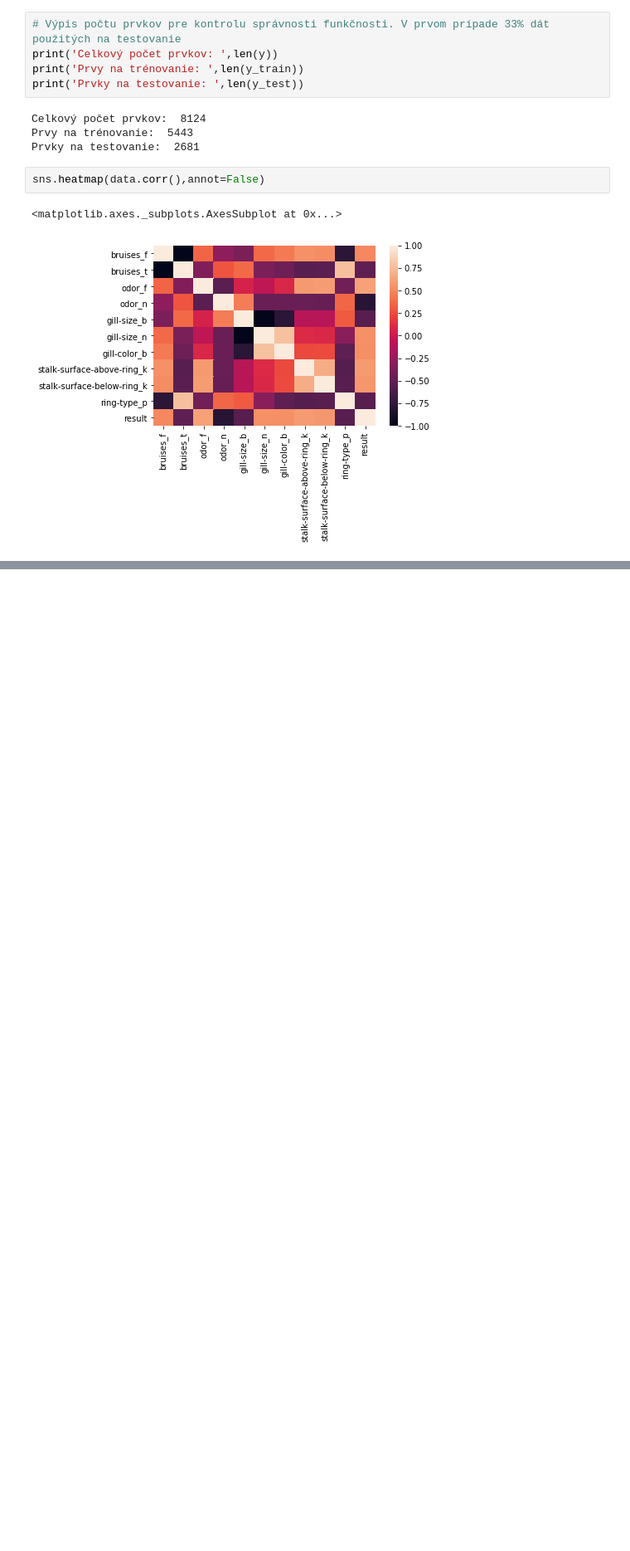
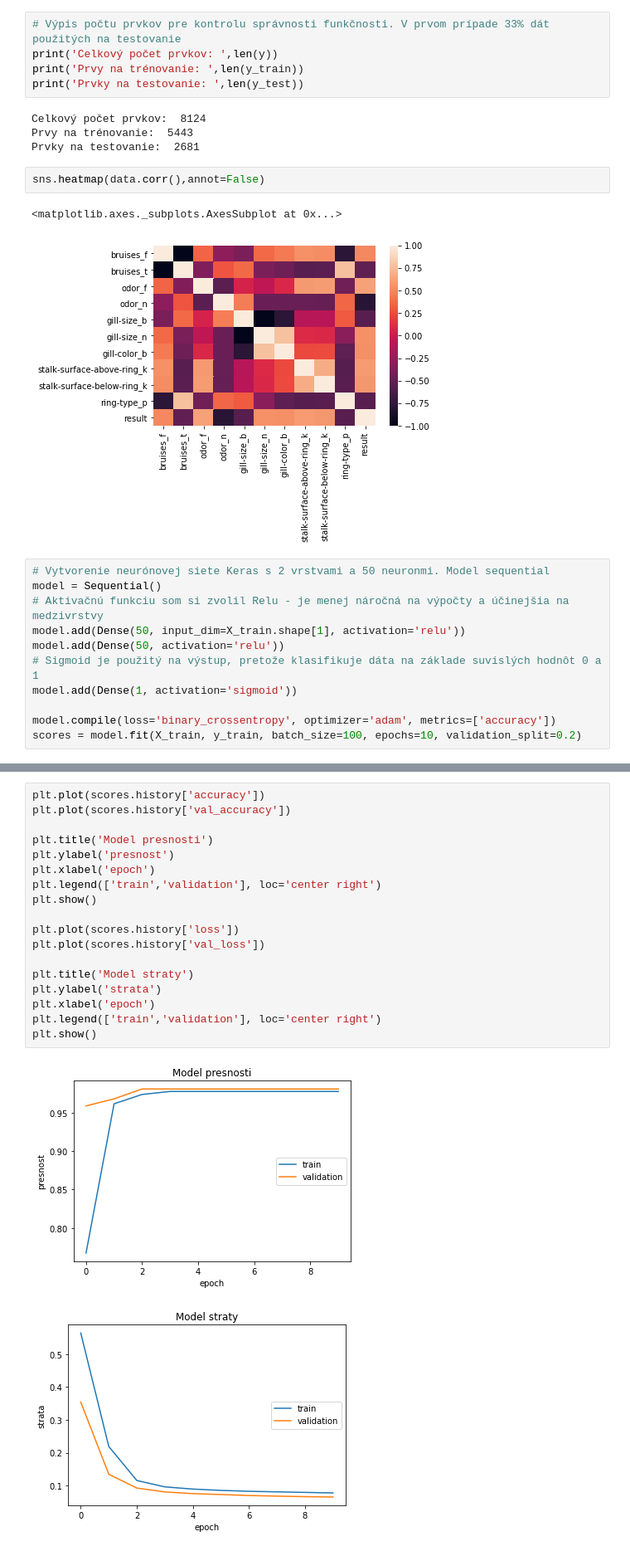
Before and after one commit to FilipZigo/NS-2020, a Jupyter notebook: Keras.ipynb, the cells around one changed output, grey strips where cells are left out. Shown at 83% size. Saved outputs shown, nothing was run; the diff lists cells and outputs as text; blank space fills up the shorter version.

Commit message:
Vytvorenie neurónovej siete Keras modelu Sequential s 2 vrstvami a 50 neurónmi. Výpis výsledku trénovania + grafové zobrazenie presnosti a straty v porovnaní s trenovacili dátami a validačnými dátami

```diff
--- a/Keras.ipynb
+++ b/Keras.ipynb
@@ -155,3 +182,14 @@ sns.heatmap(data.corr(),annot=False)
 # %% [output]
 <matplotlib.axes._subplots.AxesSubplot at 0x...>
 [figure]
+# %%
+# Vytvorenie neurónovej siete Keras s 2 vrstvami a 50 neuronmi. Model sequential
+model = Sequential()
+# Aktivačnú funkciu som si zvolil Relu - je menej náročná na výpočty a účinejšia na medzivrstvy
+model.add(Dense(50, input_dim=X_train.shape[1], activation='relu'))
+model.add(Dense(50, activation='relu'))
+# Sigmoid je použitý na výstup, pretože klasifikuje dáta na základe suvislých hodnôt 0 a 1
+model.add(Dense(1, activation='sigmoid'))
+
+model.compile(loss='binary_crossentropy', optimizer='adam', metrics=['accuracy'])
+scores = model.fit(X_train, y_train, batch_size=100, epochs=10, validation_split=0.2)
@@ -157,0 +220,21 @@ sns.heatmap(data.corr(),annot=False)
+# %%
+plt.plot(scores.history['accuracy'])
+plt.plot(scores.history['val_accuracy'])
+
+plt.title('Model presnosti')
+plt.ylabel('presnost')
+plt.xlabel('epoch')
+plt.legend(['train','validation'], loc='center right')
+plt.show()
+
+plt.plot(scores.history['loss'])
+plt.plot(scores.history['val_loss'])
+
+plt.title('Model straty')
+plt.ylabel('strata')
+plt.xlabel('epoch')
+plt.legend(['train','validation'], loc='center right')
+plt.show()
+# %% [output]
+[figure, added]
+[figure, added]
```
Also changed, not shown: parts of 4 cells of this notebook.
